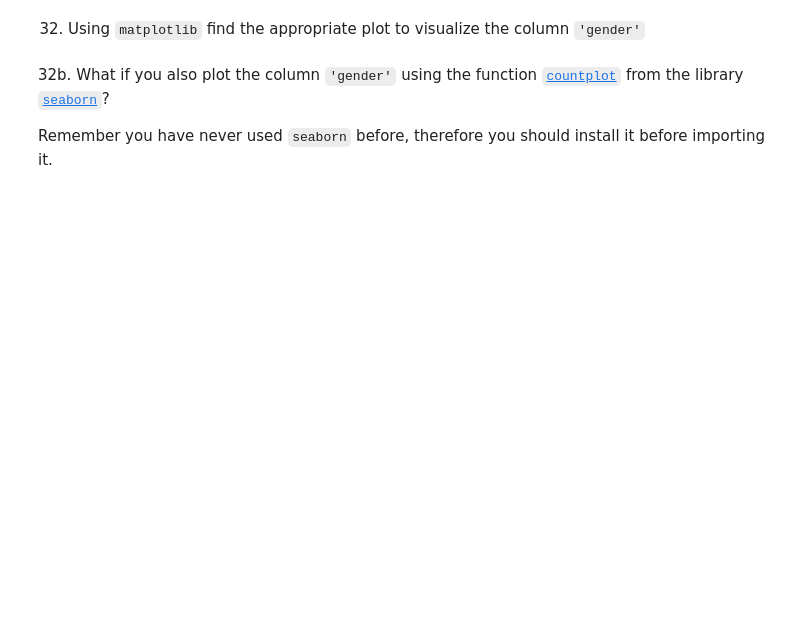
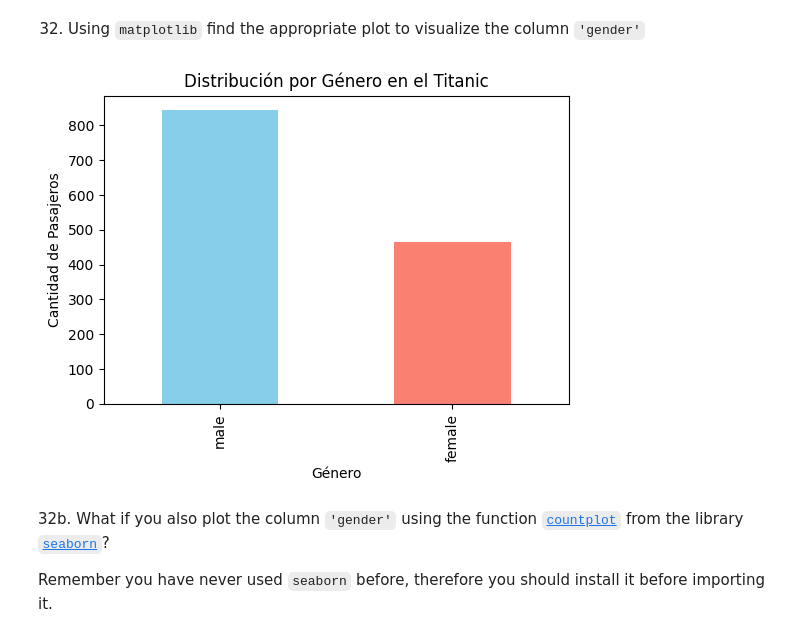
Before and after one commit to NaiSaratxaga/2503_dsft_thebridge_naiara, a Jupyter notebook: 2-Data_Analysis/2-Pandas/Practica/7-Titanic/Titanic-exercise.ipynb, the cells around one changed output. Cells and saved outputs as stored; diff of their text form; code cells hidden in the pictures; blank space fills up the shorter version.

```diff
--- a/2-Data_Analysis/2-Pandas/Practica/7-Titanic/Titanic-exercise.ipynb
+++ b/2-Data_Analysis/2-Pandas/Practica/7-Titanic/Titanic-exercise.ipynb
@@ -537,5 +650,22 @@ Hint: There were two people with the same name, who?
 # %% [markdown]
 32. Using `matplotlib` find the appropriate plot to visualize the column `'gender'`
+# %%
+# Contamos cuántos hombres y mujeres hay en la columna 'gender'
+gender_counts = titanic['gender'].value_counts()
+
+# Creamos un gráfico de barras
+plt.figure(figsize=(6,4)) # Esta función crea una nueva figura, es decir, un lienzo donde se dibujarán los gráficos.
+gender_counts.plot(kind='bar', color=['skyblue', 'salmon']) # Esto genera un gráfico de barras a partir de los valores contados.
+
+# Agregamos el título y las etiquetas
+plt.title('Distribución por Género en el Titanic')
+plt.xlabel('Género')
+plt.ylabel('Cantidad de Pasajeros')
+
+# Mostramos el gráfico
+plt.show()
+# %% [output]
+[figure, added]
 # %% [markdown]
 32b. What if you also plot the column `'gender'` using the function [`countplot`](https://seaborn.pydata.org/generated/seaborn.countplot.html) from the library [`seaborn`](https://seaborn.pydata.org/)?
 
```
Also changed, not shown: parts of 25 cells of this notebook.
